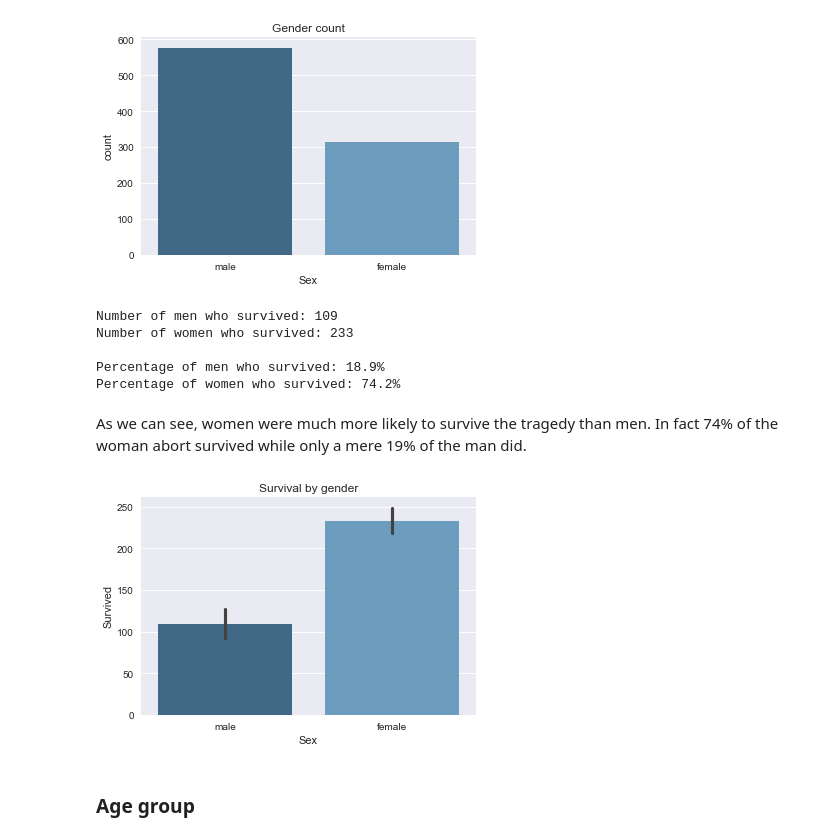
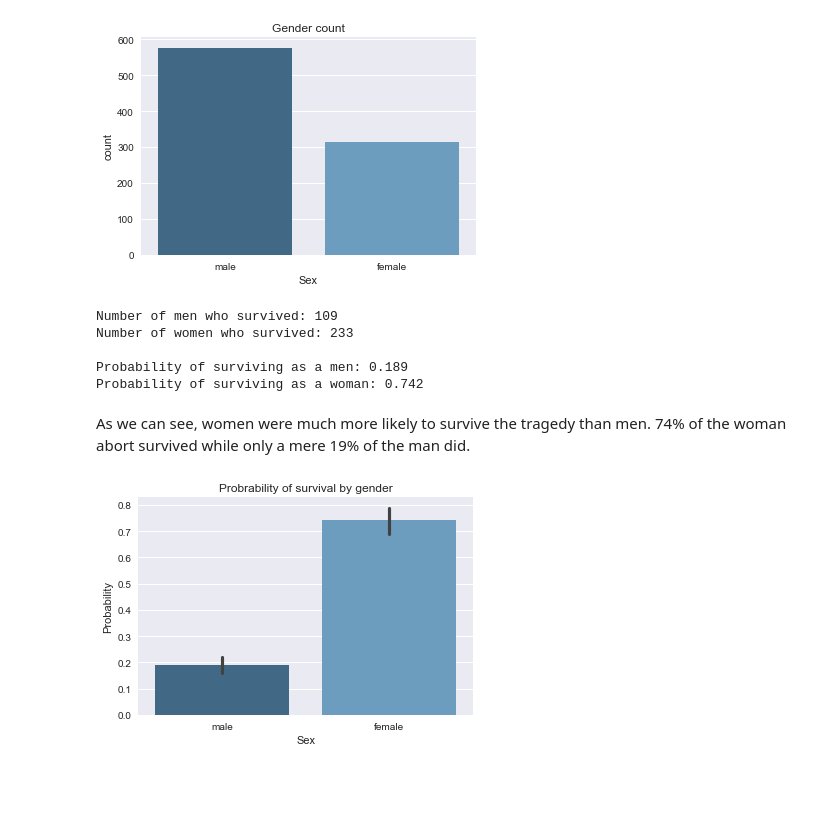
Before and after one commit to samyanez94/Titanic-Dataset-Investigation, a Jupyter notebook: Titanic Dataset Investigation.ipynb, the cells around one changed output. Saved outputs shown, nothing was run; the diff lists cells and outputs as text; code cells hidden in the pictures; blank space fills up the shorter version.

Commit message:
Analyzed the survival probability by social class

```diff
--- a/Titanic Dataset Investigation.ipynb
+++ b/Titanic Dataset Investigation.ipynb
@@ -127,7 +121,7 @@ sns.plt.show()
 # %% [output]
 [figure]
 # %%
-# group the data by gender and outcome
+# group the data by gender
 gender_vs_survival = titanic_data.groupby(['Survived', 'Sex']).size()
 
 # number of men who survived and did not survived
@@ -139,27 +133,25 @@ women_survived = gender_vs_survival[True, 'female']
 women_not_survived = gender_vs_survival[False, 'female']
 
 # survival percentages
-survival_ratio_for_men = round(men_survived / number_of_men, 3) * 100
-survival_ratio_for_women = round(women_survived / number_of_women, 3) * 100
+survival_probability_for_men = round(men_survived / number_of_men, 3)
+survival_probability_for_women = round(women_survived / number_of_women, 3)
 
 print("Number of men who survived: " + str(men_survived))
 print("Number of women who survived: " + str(women_survived) + "\n")
-print("Percentage of men who survived: " + str(survival_ratio_for_men) + "%")
-print("Percentage of women who survived: " + str(survival_ratio_for_women) + "%")
+print("Probability of surviving as a men: " + str(survival_probability_for_men))
+print("Probability of surviving as a woman: " + str(survival_probability_for_women))
 # %% [output]
 Number of men who survived: 109
 Number of women who survived: 233
 
-Percentage of men who survived: 18.9%
-Percentage of women who survived: 74.2%
+Probability of surviving as a men: 0.189
+Probability of surviving as a woman: 0.742
 # %% [markdown]
-As we can see, women were much more likely to survive the tragedy than men. In fact 74% of the woman abort survived while only a mere 19% of the man did.
+As we can see, women were much more likely to survive the tragedy than men. 74% of the woman abort survived while only a mere 19% of the man did.
 # %%
-plot = sns.barplot(data=titanic_data, x="Sex", y="Survived", palette="Blues_d", estimator=sum)
-plot.set_title("Survival by gender")
-plot.set(ylabel="Survived")
-sns.plt.show()
+plot = sns.barplot(data=titanic_data, x="Sex", y="Survived", palette="Blues_d", estimator= lambda x: sum(x) / len(x))
+plot.set_title("Probrability of survival by gender")
+plot.set(ylabel="Probability")
+plt.show()
 # %% [output]
-[figure, old version]
+[figure, new version]
-# %% [markdown]
-### Age group
```
Also changed, not shown: parts of 18 cells of this notebook.
